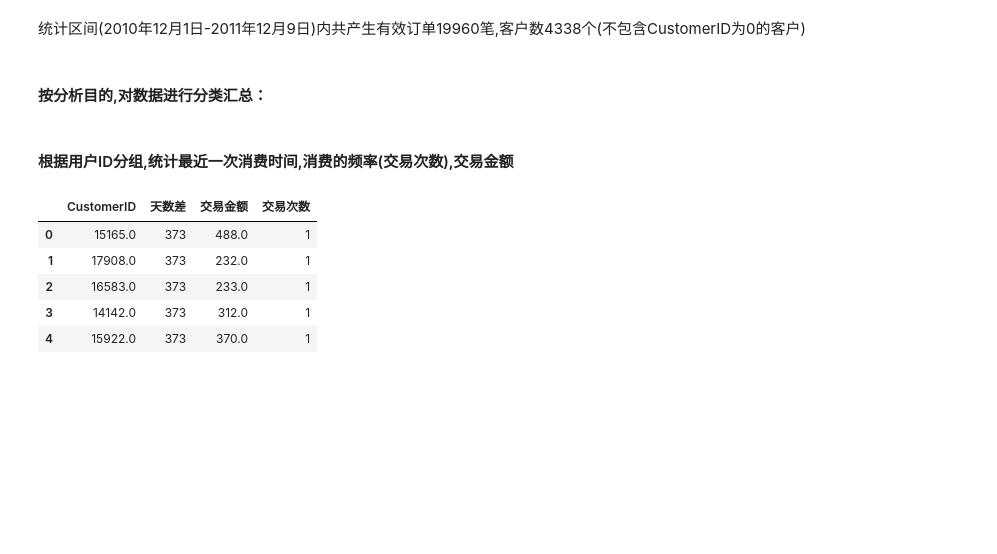
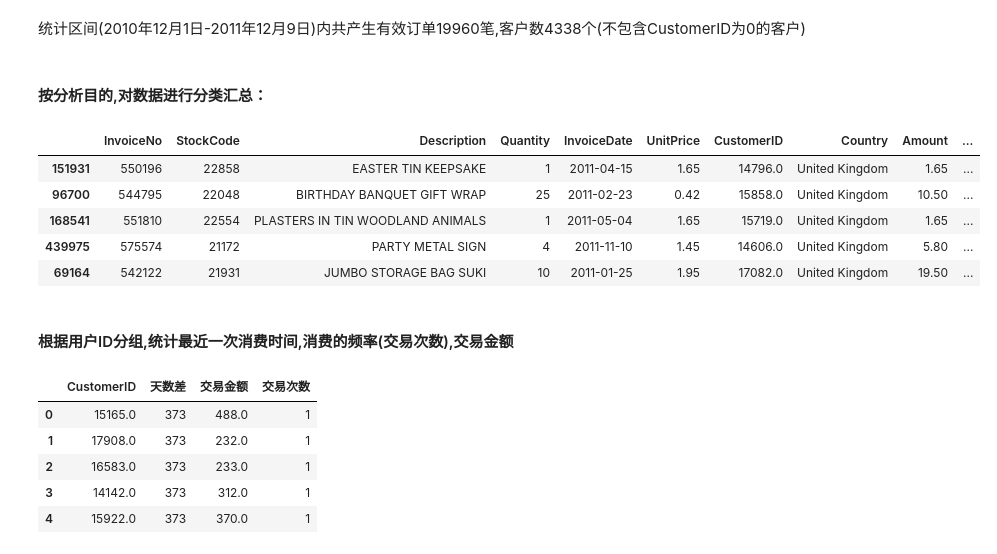
Before and after one commit to chriswong94/python-projects, a Jupyter notebook: 电商平台用户行为分析/EDA & Visualization.ipynb, the cells around one changed output. Cells and saved outputs as stored; diff of their text form; code cells hidden in the pictures; blank space fills up the shorter version.

```diff
--- a/电商平台用户行为分析/EDA & Visualization.ipynb
+++ b/电商平台用户行为分析/EDA & Visualization.ipynb
@@ -52,4 +52,13 @@ data_new = pd.to_datetime('2011-12-09')
 data['date_diff'] = (data_new - data['InvoiceDate']).dt.days
+# %%
+data.sample(5)
+# %% [output]
+|  | InvoiceNo | StockCode | Description | Quantity | InvoiceDate | UnitPrice | CustomerID | Country | Amount | ... |
+| 151931 | 550196 | 22858 | EASTER TIN KEEPSAKE | 1 | 2011-04-15 | 1.65 | 14796.0 | United Kingdom | 1.65 | ... |
+| 96700 | 544795 | 22048 | BIRTHDAY BANQUET GIFT WRAP | 25 | 2011-02-23 | 0.42 | 15858.0 | United Kingdom | 10.50 | ... |
+| 168541 | 551810 | 22554 | PLASTERS IN TIN WOODLAND ANIMALS | 1 | 2011-05-04 | 1.65 | 15719.0 | United Kingdom | 1.65 | ... |
+| 439975 | 575574 | 21172 | PARTY METAL SIGN | 4 | 2011-11-10 | 1.45 | 14606.0 | United Kingdom | 5.80 | ... |
+| 69164 | 542122 | 21931 | JUMBO STORAGE BAG SUKI | 10 | 2011-01-25 | 1.95 | 17082.0 | United Kingdom | 19.50 | ... |
 # %% [markdown]
 #### 根据用户ID分组,统计最近一次消费时间,消费的频率(交易次数),交易金额
 # %%
```
Also changed, not shown: parts of 9 cells of this notebook, 1 other file.
